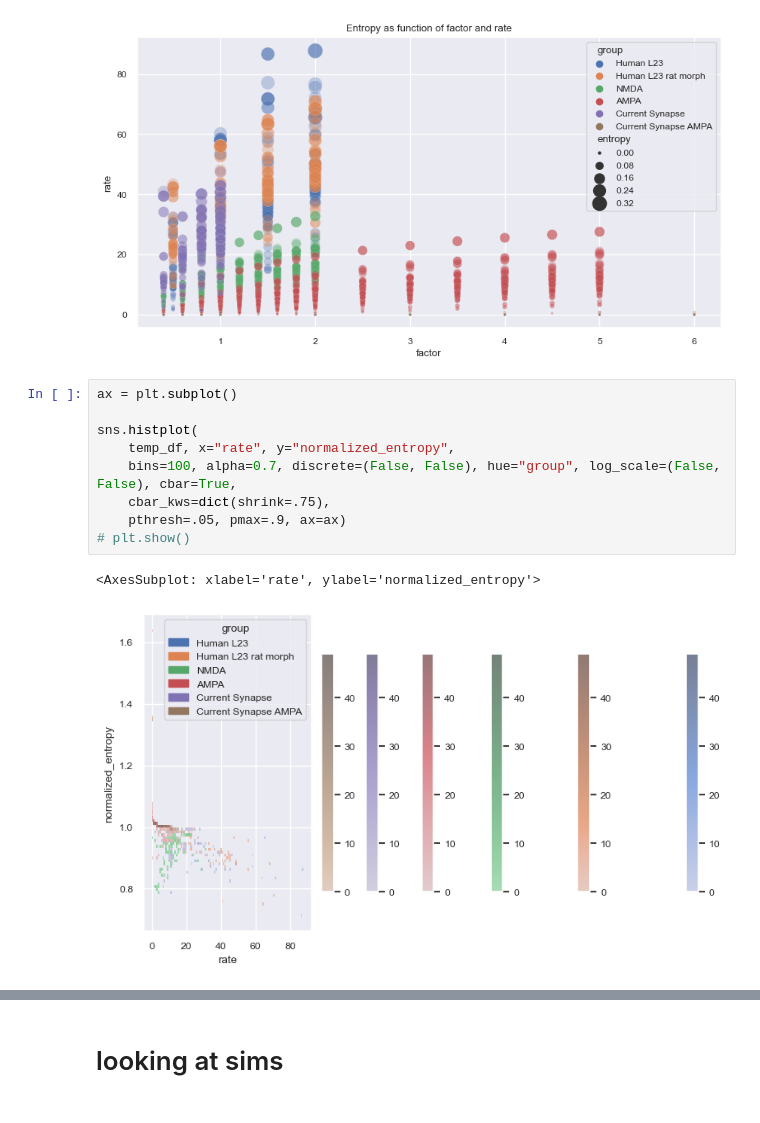
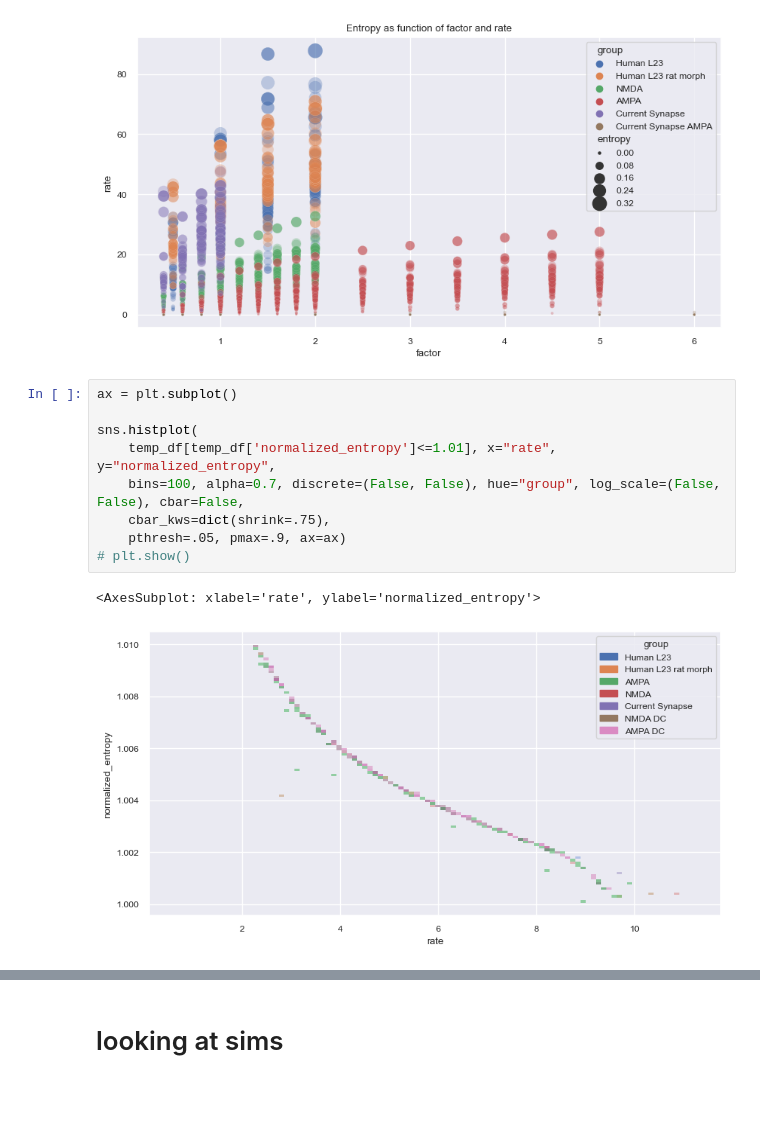
Before and after one commit to NitzanLux/neuron_mi, a Jupyter notebook: entropy_CTW_eval.ipynb, the cells around one changed output, grey strips where cells are left out. Drawn from its saved outputs; the diff is of its cells as text.

```diff
--- a/entropy_CTW_eval.ipynb
+++ b/entropy_CTW_eval.ipynb
@@ -397,15 +393,15 @@ sns.scatterplot(data=temp_df, x="factor", y="rate", hue="group", size='entropy',
 # %%
 ax = plt.subplot()
 
 sns.histplot(
-    temp_df, x="rate", y="normalized_entropy",
-    bins=100, alpha=0.7, discrete=(False, False), hue="group", log_scale=(False, False), cbar=True,
+    temp_df[temp_df['normalized_entropy']<=1.01], x="rate", y="normalized_entropy",
+    bins=100, alpha=0.7, discrete=(False, False), hue="group", log_scale=(False, False), cbar=False,
     cbar_kws=dict(shrink=.75),
     pthresh=.05, pmax=.9, ax=ax)
 # plt.show()
 # %% [output]
 <AxesSubplot: xlabel='rate', ylabel='normalized_entropy'>
-[figure, old version]
+[figure, new version]
 # %%
 from sklearn import linear_model
 from sklearn.metrics import r2_score
```
Also changed, not shown: parts of 10 cells of this notebook, 1 other file.
